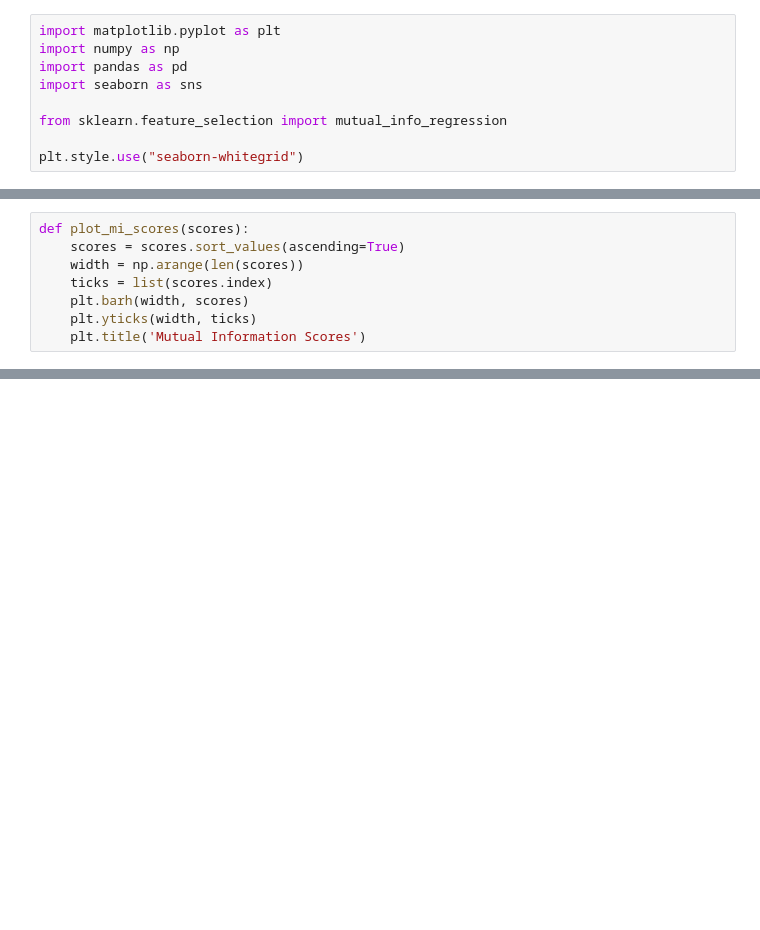
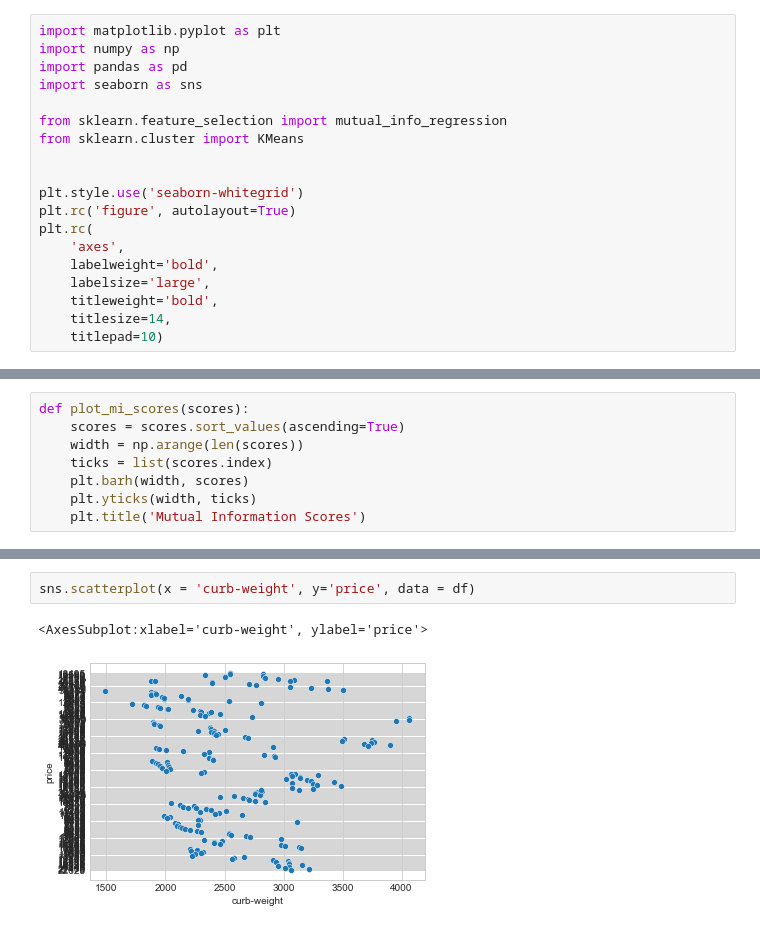
Before and after one commit to joshfuchs/DataScience_projects, a Jupyter notebook: automobiles.ipynb, the cells around one changed output, grey strips where cells are left out. Cells and saved outputs as stored; diff of their text form; blank space fills up the shorter version.

```diff
--- a/automobiles.ipynb
+++ b/automobiles.ipynb
@@ -9,8 +9,18 @@ import pandas as pd
 import seaborn as sns
 
 from sklearn.feature_selection import mutual_info_regression
+from sklearn.cluster import KMeans
 
-plt.style.use("seaborn-whitegrid")
+
+plt.style.use('seaborn-whitegrid')
+plt.rc('figure', autolayout=True)
+plt.rc(
+    'axes',
+    labelweight='bold',
+    labelsize='large',
+    titleweight='bold',
+    titlesize=14,
+    titlepad=10)
 # %%
 df = pd.read_csv('Automobile_data.csv')
 df.head(10)
@@ -185,0 +196,5 @@ plot_mi_scores(mi_scores)
+# %%
+sns.scatterplot(x = 'curb-weight', y='price', data = df)
+# %% [output]
+<AxesSubplot:xlabel='curb-weight', ylabel='price'>
+[figure, added]
```
Also changed, not shown: parts of 18 cells of this notebook.
